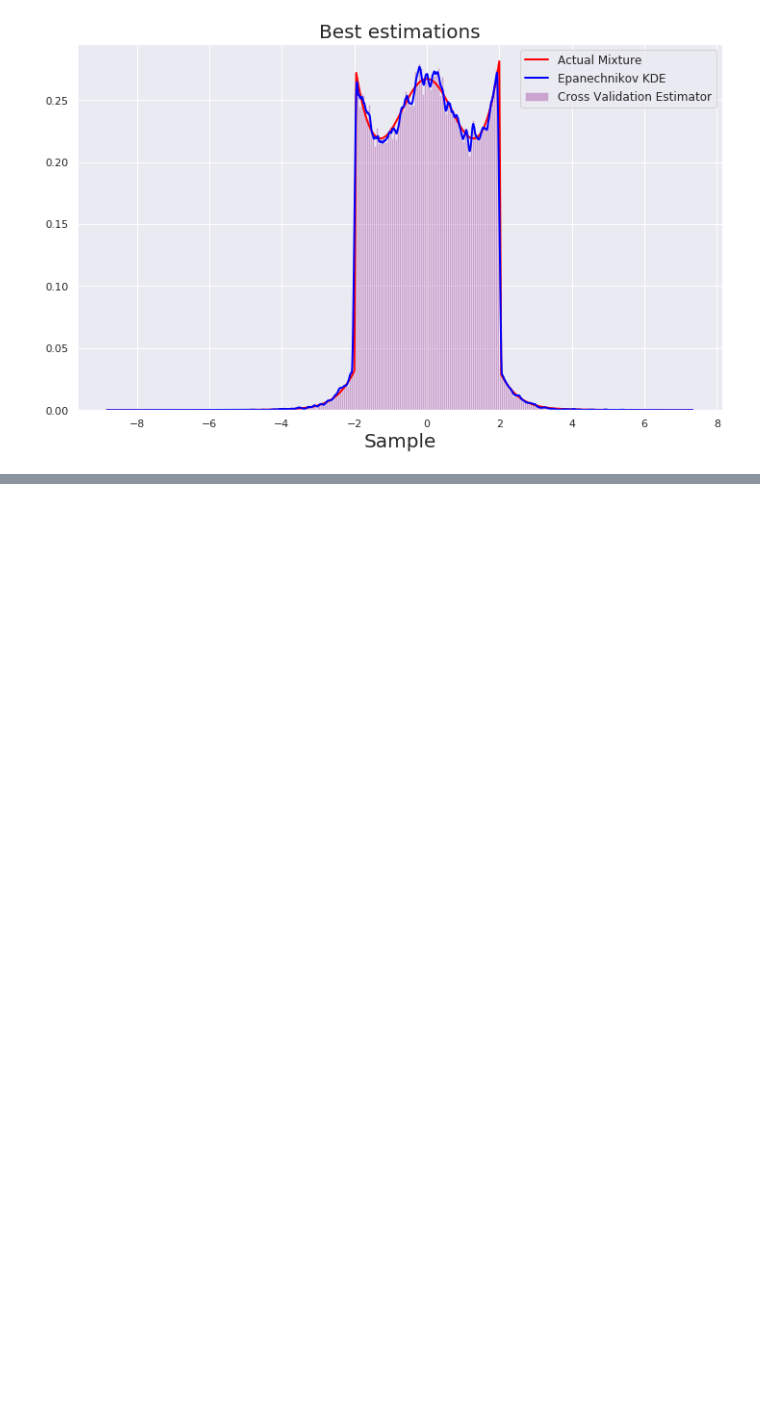
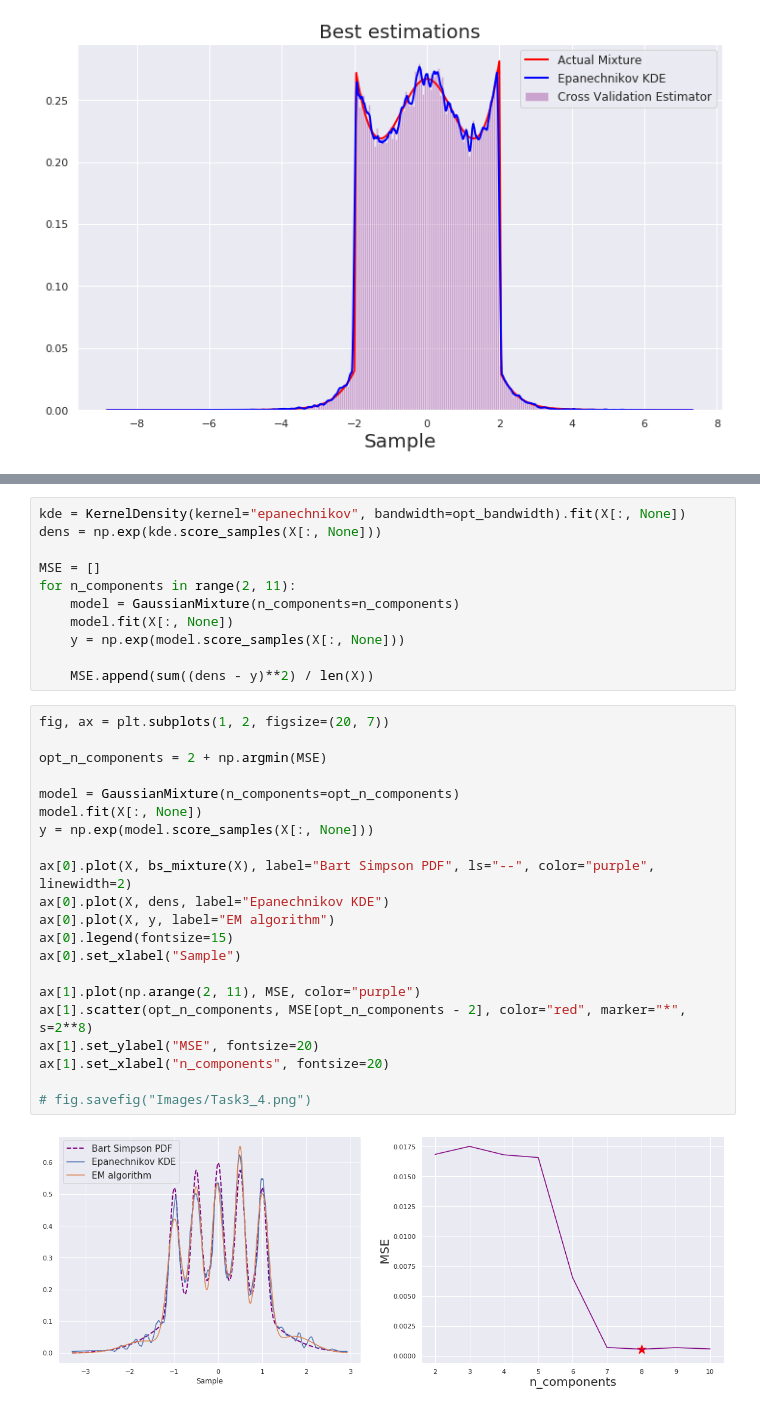
Before and after one commit to vitomania/ozon, a Jupyter notebook: stats/hw2/Solution2.ipynb, the cells around one changed output, grey strips where cells are left out. Saved outputs shown, nothing was run; the diff lists cells and outputs as text; blank space fills up the shorter version.

```diff
--- a/stats/hw2/Solution2.ipynb
+++ b/stats/hw2/Solution2.ipynb
@@ -302,0 +388,34 @@ ax.legend(fontsize=12)
+# %%
+kde = KernelDensity(kernel="epanechnikov", bandwidth=opt_bandwidth).fit(X[:, None])
+dens = np.exp(kde.score_samples(X[:, None]))
+
+MSE = []
+for n_components in range(2, 11):
+    model = GaussianMixture(n_components=n_components)
+    model.fit(X[:, None])
+    y = np.exp(model.score_samples(X[:, None]))
+
+    MSE.append(sum((dens - y)**2) / len(X))
+# %%
+fig, ax = plt.subplots(1, 2, figsize=(20, 7))
+
+opt_n_components = 2 + np.argmin(MSE)
+
+model = GaussianMixture(n_components=opt_n_components)
+model.fit(X[:, None])
+y = np.exp(model.score_samples(X[:, None]))
+
+ax[0].plot(X, bs_mixture(X), label="Bart Simpson PDF", ls="--", color="purple", linewidth=2)
+ax[0].plot(X, dens, label="Epanechnikov KDE")
+ax[0].plot(X, y, label="EM algorithm")
+ax[0].legend(fontsize=15)
+ax[0].set_xlabel("Sample")
+
+ax[1].plot(np.arange(2, 11), MSE, color="purple")
+ax[1].scatter(opt_n_components, MSE[opt_n_components - 2], color="red", marker="*", s=2**8)
+ax[1].set_ylabel("MSE", fontsize=20)
+ax[1].set_xlabel("n_components", fontsize=20)
+
+# fig.savefig("Images/Task3_4.png")
+# %% [output]
+[figure, added]
```
Also changed, not shown: parts of 16 cells of this notebook, 20 other files.
